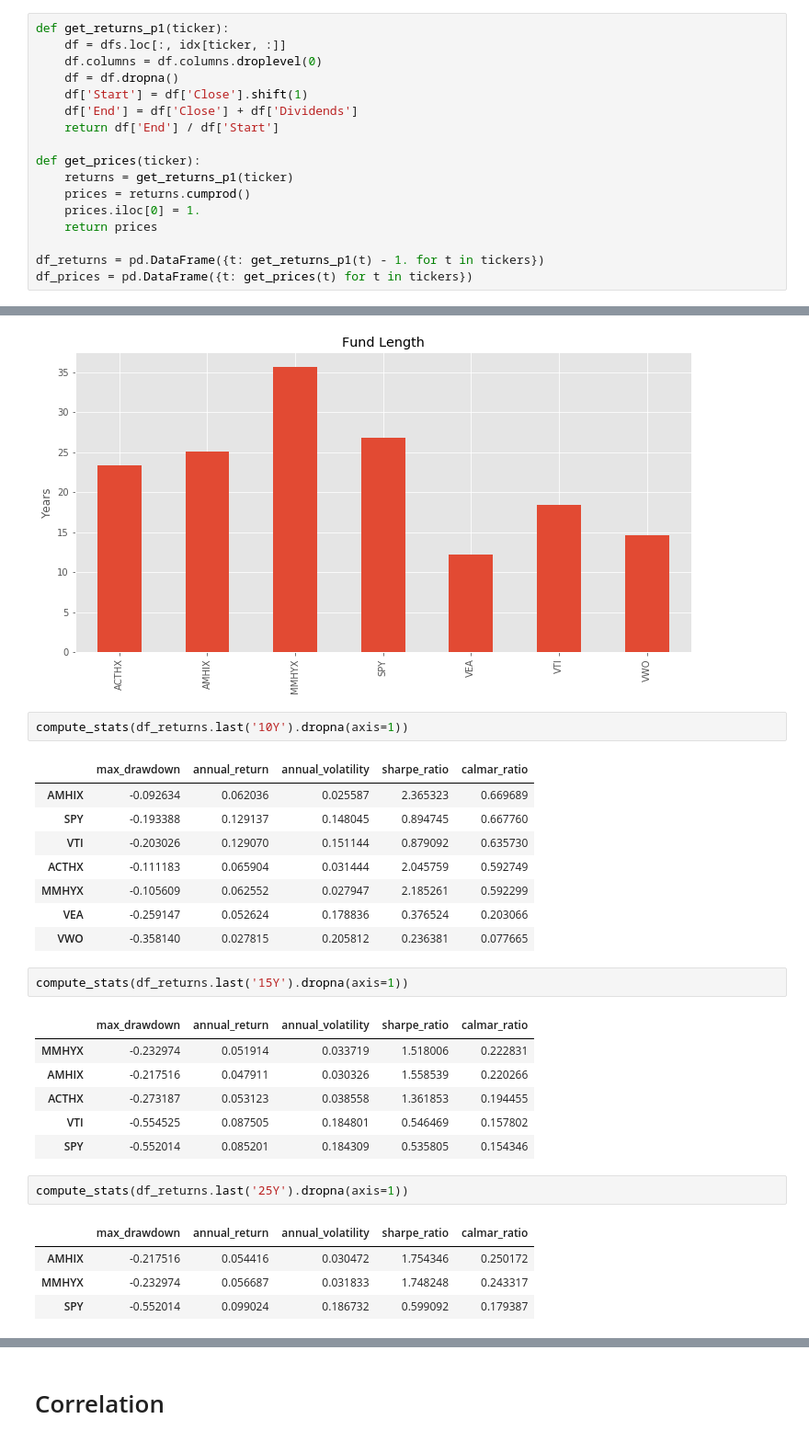
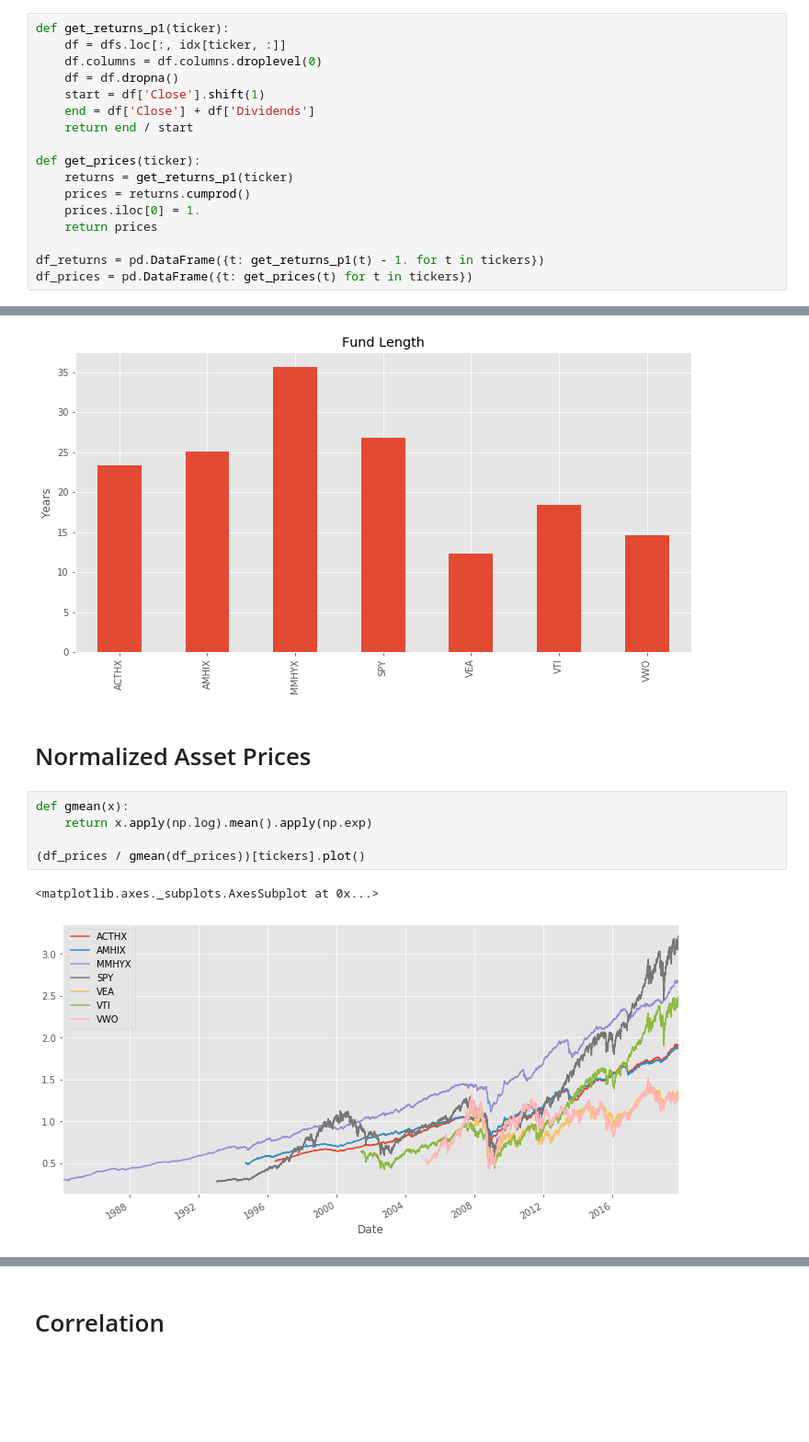
Before and after one commit to tianhuil/portfolio, a Jupyter notebook: Fixed_Income.ipynb, the cells around one changed output, grey strips where cells are left out. Shown at 92% size. Drawn from its saved outputs; the diff is of its cells as text; blank space fills up the shorter version.

```diff
--- a/Fixed_Income.ipynb
+++ b/Fixed_Income.ipynb
@@ -28,9 +35,9 @@ def get_returns_p1(ticker):
     df = dfs.loc[:, idx[ticker, :]]
     df.columns = df.columns.droplevel(0)
     df = df.dropna()
-    df['Start'] = df['Close'].shift(1)
-    df['End'] = df['Close'] + df['Dividends']
-    return df['End'] / df['Start']
+    start = df['Close'].shift(1)
+    end = df['Close'] + df['Dividends']
+    return end / start
 
 def get_prices(ticker):
     returns = get_returns_p1(ticker)
@@ -160,30 +165,13 @@ ax = df_prices.apply(get_length).plot.bar(title='Fund Length')
 ax.set_ylabel('Years');
 # %% [output]
 [figure]
-# %%
-compute_stats(df_returns.last('10Y').dropna(axis=1))
-# %% [output]
-|  | max_drawdown | annual_return | annual_volatility | sharpe_ratio | calmar_ratio |
-| AMHIX | -0.092634 | 0.062036 | 0.025587 | 2.365323 | 0.669689 |
-| SPY | -0.193388 | 0.129137 | 0.148045 | 0.894745 | 0.667760 |
-| VTI | -0.203026 | 0.129070 | 0.151144 | 0.879092 | 0.635730 |
-| ACTHX | -0.111183 | 0.065904 | 0.031444 | 2.045759 | 0.592749 |
-| MMHYX | -0.105609 | 0.062552 | 0.027947 | 2.185261 | 0.592299 |
-| VEA | -0.259147 | 0.052624 | 0.178836 | 0.376524 | 0.203066 |
-| VWO | -0.358140 | 0.027815 | 0.205812 | 0.236381 | 0.077665 |
-# %%
-compute_stats(df_returns.last('15Y').dropna(axis=1))
-# %% [output]
-|  | max_drawdown | annual_return | annual_volatility | sharpe_ratio | calmar_ratio |
-| MMHYX | -0.232974 | 0.051914 | 0.033719 | 1.518006 | 0.222831 |
-| AMHIX | -0.217516 | 0.047911 | 0.030326 | 1.558539 | 0.220266 |
-| ACTHX | -0.273187 | 0.053123 | 0.038558 | 1.361853 | 0.194455 |
-| VTI | -0.554525 | 0.087505 | 0.184801 | 0.546469 | 0.157802 |
-| SPY | -0.552014 | 0.085201 | 0.184309 | 0.535805 | 0.154346 |
-# %%
-compute_stats(df_returns.last('25Y').dropna(axis=1))
-# %% [output]
-|  | max_drawdown | annual_return | annual_volatility | sharpe_ratio | calmar_ratio |
-| AMHIX | -0.217516 | 0.054416 | 0.030472 | 1.754346 | 0.250172 |
-| MMHYX | -0.232974 | 0.056687 | 0.031833 | 1.748248 | 0.243317 |
-| SPY | -0.552014 | 0.099024 | 0.186732 | 0.599092 | 0.179387 |
+# %% [markdown]
+# Normalized Asset Prices
+# %%
+def gmean(x):
+    return x.apply(np.log).mean().apply(np.exp)
+
+(df_prices / gmean(df_prices))[tickers].plot()
+# %% [output]
+<matplotlib.axes._subplots.AxesSubplot at 0x...>
+[figure, added]
```
Also changed, not shown: parts of 13 cells of this notebook.
